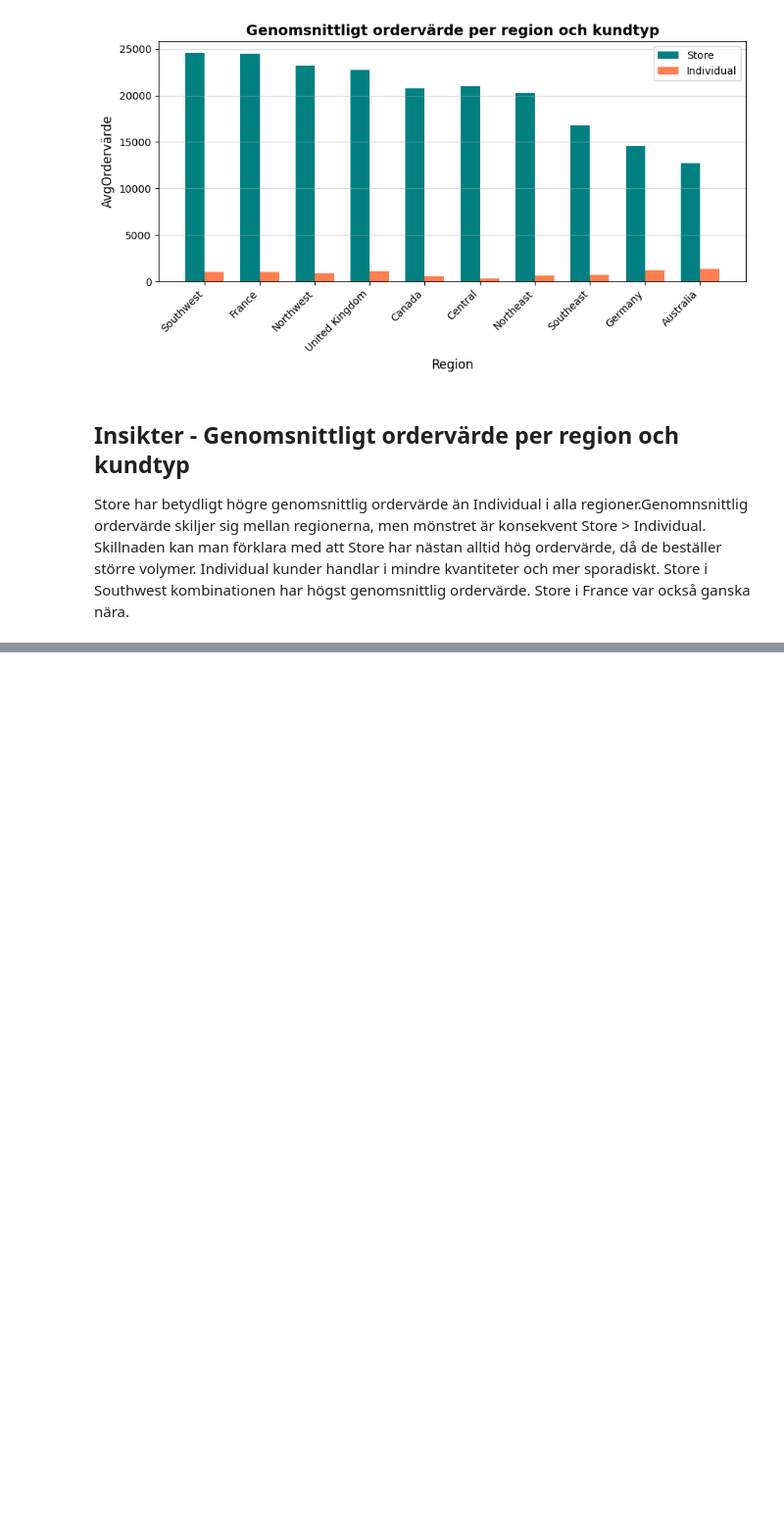
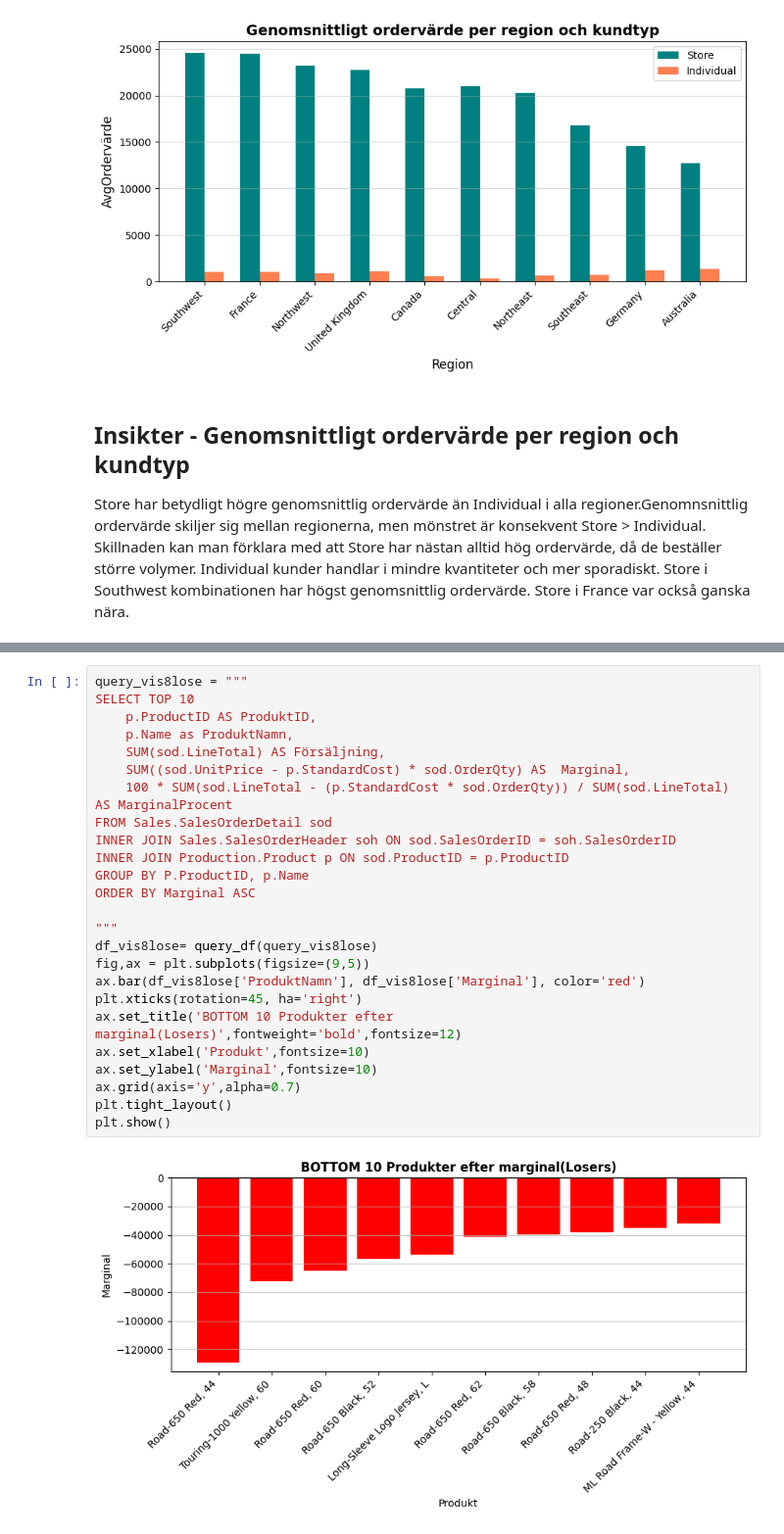
Before and after one commit to janekrajt-tech/AdventureWorks2025, a Jupyter notebook: notebooks/main.ipynb, the cells around one changed output, grey strips where cells are left out. Shown at 98% size. Cells and saved outputs as stored; diff of their text form; blank space fills up the shorter version.

```diff
--- a/notebooks/main.ipynb
+++ b/notebooks/main.ipynb
@@ -501,0 +594,27 @@ Store har betydligt högre genomsnittlig ordervärde än Individual i alla regio
+# %%
+query_vis8lose = """
+SELECT TOP 10
+    p.ProductID AS ProduktID,
+    p.Name as ProduktNamn,
+    SUM(sod.LineTotal) AS Försäljning,
+    SUM((sod.UnitPrice - p.StandardCost) * sod.OrderQty) AS  Marginal,
+    100 * SUM(sod.LineTotal - (p.StandardCost * sod.OrderQty)) / SUM(sod.LineTotal) AS MarginalProcent
+FROM Sales.SalesOrderDetail sod
+INNER JOIN Sales.SalesOrderHeader soh ON sod.SalesOrderID = soh.SalesOrderID
+INNER JOIN Production.Product p ON sod.ProductID = p.ProductID
+GROUP BY P.ProductID, p.Name
+ORDER BY Marginal ASC
+
+"""
+df_vis8lose= query_df(query_vis8lose)
+fig,ax = plt.subplots(figsize=(9,5))
+ax.bar(df_vis8lose['ProduktNamn'], df_vis8lose['Marginal'], color='red')
+plt.xticks(rotation=45, ha='right')
+ax.set_title('BOTTOM 10 Produkter efter marginal(Losers)',fontweight='bold',fontsize=12)
+ax.set_xlabel('Produkt',fontsize=10)
+ax.set_ylabel('Marginal',fontsize=10)
+ax.grid(axis='y',alpha=0.7)
+plt.tight_layout()
+plt.show()
+# %% [output]
+[figure, added]
```
Also changed, not shown: parts of 10 cells of this notebook, 5 other files.
